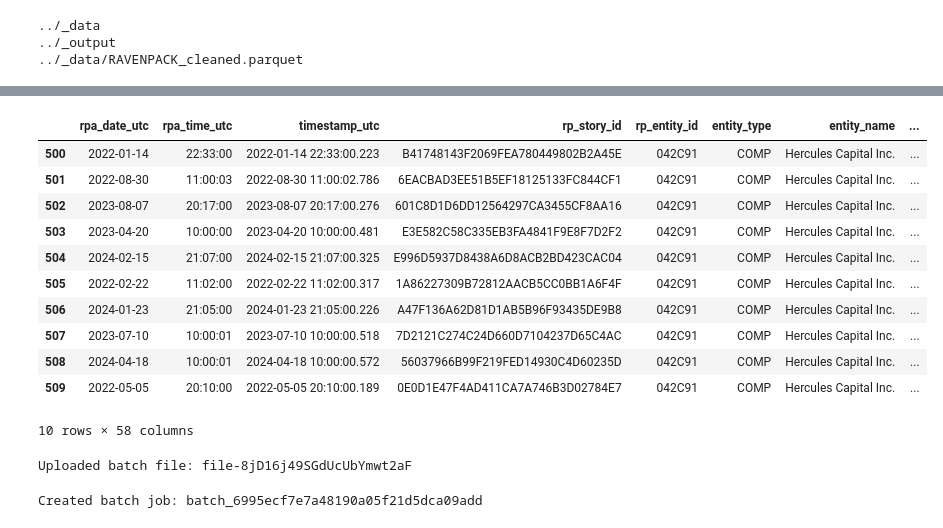
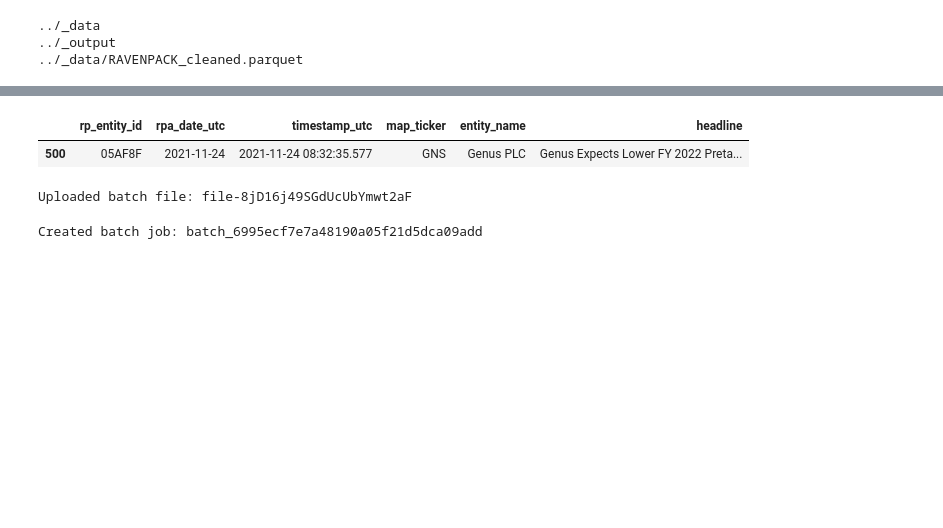
Before and after one commit to thomashillenbrand/p05_lopez-lira_tang_2023, a Jupyter notebook: src/tom.ipynb, the cells around one changed output, grey strips where cells are left out. Cells and saved outputs as stored; diff of their text form; code cells hidden in the pictures; blank space fills up the shorter version.

```diff
--- a/src/tom.ipynb
+++ b/src/tom.ipynb
@@ -37,18 +73,8 @@ sub_df = df.copy().iloc[500:510]
 # %%
-sub_df
+df.iloc[500:501]
 # %% [output]
-|  | rpa_date_utc | rpa_time_utc | timestamp_utc | rp_story_id | rp_entity_id | entity_type | entity_name | ... |
-| 500 | 2022-01-14 | 22:33:00 | 2022-01-14 22:33:00.223 | B41748143F2069FEA780449802B2A45E | 042C91 | COMP | Hercules Capital Inc. | ... |
-| 501 | 2022-08-30 | 11:00:03 | 2022-08-30 11:00:02.786 | 6EACBAD3EE51B5EF18125133FC844CF1 | 042C91 | COMP | Hercules Capital Inc. | ... |
-| 502 | 2023-08-07 | 20:17:00 | 2023-08-07 20:17:00.276 | 601C8D1D6DD12564297CA3455CF8AA16 | 042C91 | COMP | Hercules Capital Inc. | ... |
-| 503 | 2023-04-20 | 10:00:00 | 2023-04-20 10:00:00.481 | E3E582C58C335EB3FA4841F9E8F7D2F2 | 042C91 | COMP | Hercules Capital Inc. | ... |
-| 504 | 2024-02-15 | 21:07:00 | 2024-02-15 21:07:00.325 | E996D5937D8438A6D8ACB2BD423CAC04 | 042C91 | COMP | Hercules Capital Inc. | ... |
-| 505 | 2022-02-22 | 11:02:00 | 2022-02-22 11:02:00.317 | 1A86227309B72812AACB5CC0BB1A6F4F | 042C91 | COMP | Hercules Capital Inc. | ... |
-| 506 | 2024-01-23 | 21:05:00 | 2024-01-23 21:05:00.226 | A47F136A62D81D1AB5B96F93435DE9B8 | 042C91 | COMP | Hercules Capital Inc. | ... |
-| 507 | 2023-07-10 | 10:00:01 | 2023-07-10 10:00:00.518 | 7D2121C274C24D660D7104237D65C4AC | 042C91 | COMP | Hercules Capital Inc. | ... |
-| 508 | 2024-04-18 | 10:00:01 | 2024-04-18 10:00:00.572 | 56037966B99F219FED14930C4D60235D | 042C91 | COMP | Hercules Capital Inc. | ... |
-| 509 | 2022-05-05 | 20:10:00 | 2022-05-05 20:10:00.189 | 0E0D1E47F4AD411CA7A746B3D02784E7 | 042C91 | COMP | Hercules Capital Inc. | ... |
+|  | rp_entity_id | rpa_date_utc | timestamp_utc | map_ticker | entity_name | headline |
+| 500 | 05AF8F | 2021-11-24 | 2021-11-24 08:32:35.577 | GNS | Genus PLC | Genus Expects Lower FY 2022 Preta... |
-10 rows × 58 columns
 # %%
 import submit_headlines_to_openai as open_ai_adapter
 import process_openai_responses as open_ai_processor
```
Also changed, not shown: parts of 4 cells of this notebook, 26 other files.
